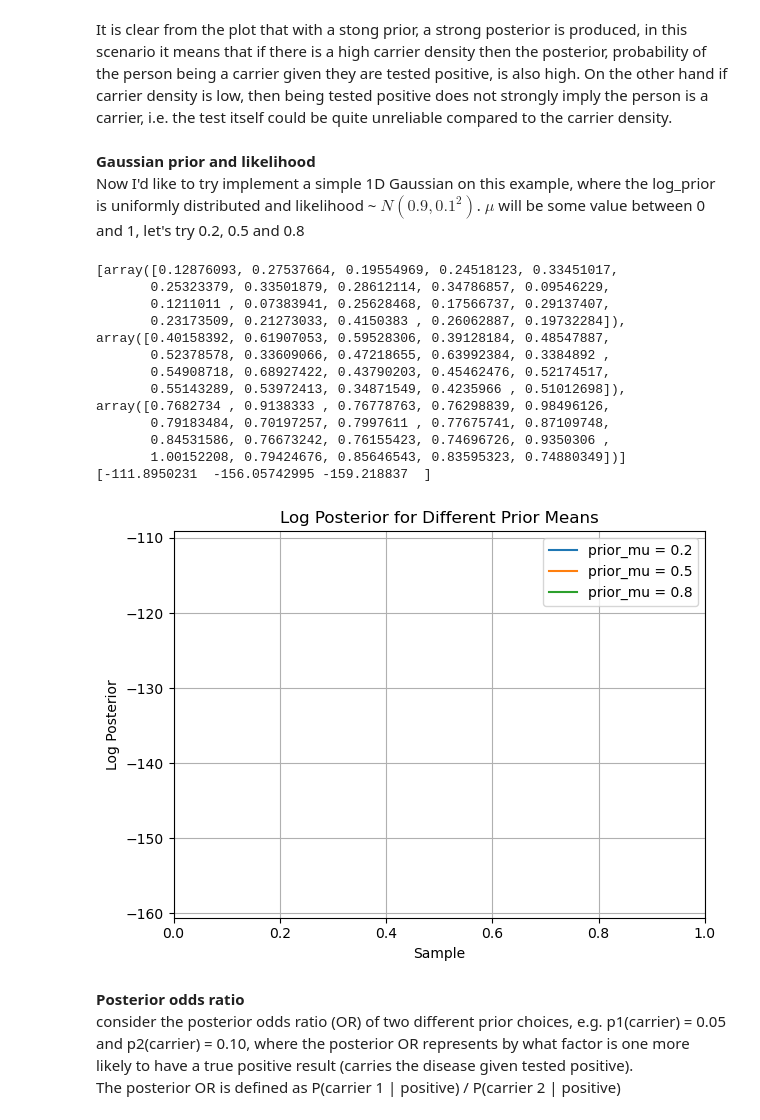
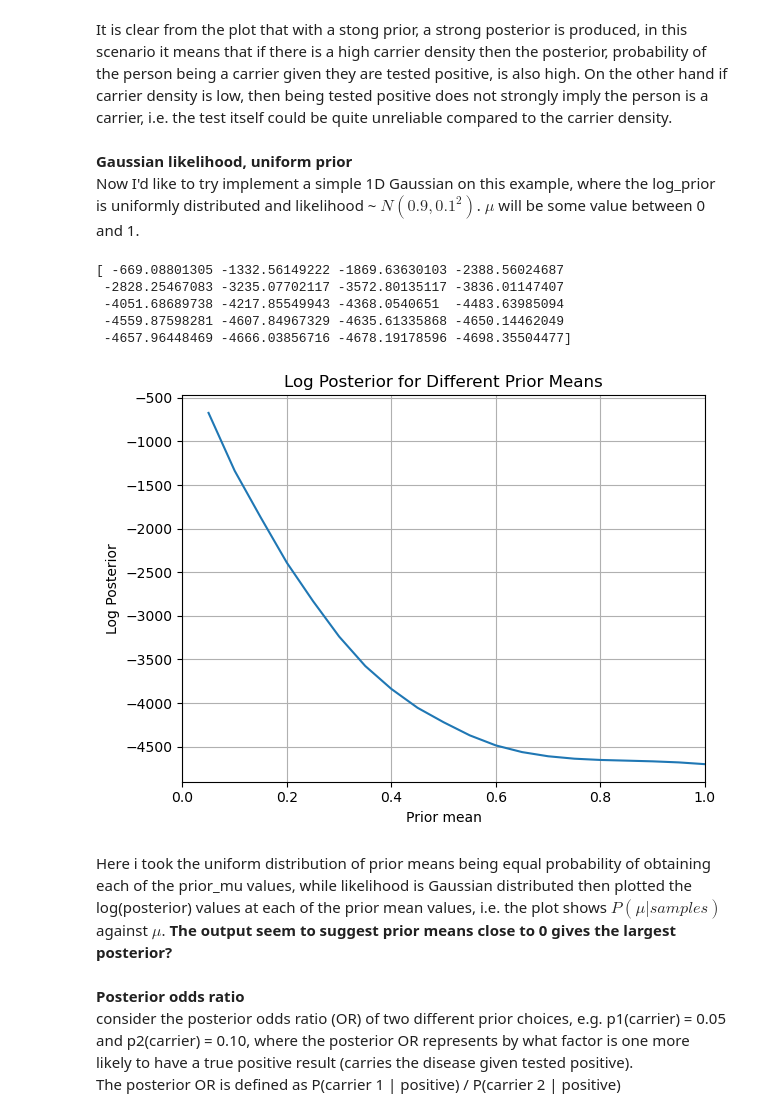
Before and after one commit to james-alvey-42/sbi-features, a Jupyter notebook: notebooks/2025-07-06-week1-nb.ipynb, the cells around one changed output. Cells and saved outputs as stored; diff of their text form; code cells hidden in the pictures.

Commit message:
updated uniform prior + gaussian likelihood codes

```diff
--- a/notebooks/2025-07-06-week1-nb.ipynb
+++ b/notebooks/2025-07-06-week1-nb.ipynb
@@ -35,67 +35,64 @@ plt.show()
 # %% [markdown]
 It is clear from the plot that with a stong prior, a strong posterior is produced, in this scenario it means that if there is a high carrier density then the posterior, probability of the person being a carrier given they are tested positive, is also high. On the other hand if carrier density is low, then being tested positive does not strongly imply the person is a carrier, i.e. the test itself could be quite unreliable compared to the carrier density.
 # %% [markdown]
-**Gaussian prior and likelihood** \
-Now I'd like to try implement a simple 1D Gaussian on this example, where the log_prior is uniformly distributed and likelihood ~ $N(0.9, 0.1^2)$. $\mu$ will be some value between 0 and 1, let's try 0.2, 0.5 and 0.8
+**Gaussian likelihood, uniform prior** \
+Now I'd like to try implement a simple 1D Gaussian on this example, where the log_prior is uniformly distributed and likelihood ~ $N(0.9, 0.1^2)$. $\mu$ will be some value between 0 and 1.
 # %%
 import numpy as np
 import matplotlib.pyplot as plt
 np.random.seed(13)
 
-prior_mu = [0.2, 0.5, 0.8]
-prior_sd = 0.1
+prior_mu = np.arange(0.05,1.05,0.05)  #take 0.05 steps for prior mean
+prior_sd = 0.1   #changed from 0.05
 
 likelihood_mu = 0.9
-likelihood_sd = 0.2
+likelihood_sd = 0.1 #changed from 0.05
 
-#Samples with different mu values as in prior_mu
+#Samples with different mu values of prior
 samples = [np.random.normal(loc=mu, scale=prior_sd, size=20) for mu in prior_mu]
-print(samples)
+#samples[i] row corresponds to data simulated with the ith value of prior_mu
 
 def log_likelihood(samples, likelihood_mu, likelihood_sd):
     log_like, ll = [], []
 
     for data in samples:
         ll.append( -(data - likelihood_mu)**2 / (2*likelihood_sd**2))   #add likelihood of each data point to ll array
-        log_like.append(np.sum(ll))  #each position of log_likelihood logs the sum of ll array
+        log_like.append(np.sum(ll))  #each index of log_likelihood logs the sum of ll array
     return np.array(log_like)
 print(log_likelihood(samples, likelihood_mu, likelihood_sd))
 
-def log_prior():
-    # return np.array([-0.5 * mu / (2*prior_sd**2) for mu in prior_mu])
-    return np.random.uniform(0,1)
+#Gaussian prior
+# def log_prior():
+#     return np.array([-0.5 * mu / (2*prior_sd**2) for mu in prior_mu])
 
-######################try change the prior to a uniform
+#uniform prior
+log_prior = np.log(1/len(prior_mu))
+
 
 # Results
-log_posteriors = log_likelihood(samples, likelihood_mu, likelihood_sd) + log_prior()
+log_posteriors = log_likelihood(samples, likelihood_mu, likelihood_sd) + log_prior
+#ignore evidence which is just an additive constant
 
 plt.figure()
-for i, mu in enumerate(prior_mu):
-    log_posteriors = log_likelihood(samples, likelihood_mu, likelihood_sd)[i] + log_prior()
-    plt.plot(prior_mu[i], log_posteriors, label=f'prior_mu = {mu}')
+plt.plot(prior_mu, log_posteriors)
 
-plt.xlabel('Sample')
+plt.xlabel('Prior mean')
 plt.ylabel('Log Posterior')
 plt.xlim(0,1)
 plt.title('Log Posterior for Different Prior Means')
-plt.legend()
 plt.grid(True)
 plt.tight_layout()
 plt.show()
 # %% [output]
-[array([0.12876093, 0.27537664, 0.19554969, 0.24518123, 0.33451017,
-       0.25323379, 0.33501879, 0.28612114, 0.34786857, 0.09546229,
-       0.1211011 , 0.07383941, 0.25628468, 0.17566737, 0.29137407,
-       0.23173509, 0.21273033, 0.4150383 , 0.26062887, 0.19732284]), array([0.40158392, 0.61907053, 0.59528306, 0.39128184, 0.48547887,
-       0.52378578, 0.33609066, 0.47218655, 0.63992384, 0.3384892 ,
-       0.54908718, 0.68927422, 0.43790203, 0.45462476, 0.52174517,
-       0.55143289, 0.53972413, 0.34871549, 0.4235966 , 0.51012698]), array([0.7682734 , 0.9138333 , 0.76778763, 0.76298839, 0.98496126,
-       0.79183484, 0.70197257, 0.7997611 , 0.77675741, 0.87109748,
-       0.84531586, 0.76673242, 0.76155423, 0.74696726, 0.9350306 ,
-       1.00152208, 0.79424676, 0.85646543, 0.83595323, 0.74880349])]
-[-111.8950231  -156.05742995 -159.218837  ]
+[ -669.08801305 -1332.56149222 -1869.63630103 -2388.56024687
+ -2828.25467083 -3235.07702117 -3572.80135117 -3836.01147407
+ -4051.68689738 -4217.85549943 -4368.0540651  -4483.63985094
+ -4559.87598281 -4607.84967329 -4635.61335868 -4650.14462049
+ -4657.96448469 -4666.03856716 -4678.19178596 -4698.35504477]
-[figure, old version]
+[figure, new version]
+# %% [markdown]
+Here i took the uniform distribution of prior means being equal probability of obtaining each of the prior_mu values, while likelihood is Gaussian distributed then plotted the log(posterior) values at each of the prior mean values, i.e. the plot shows $P(\mu | samples)$ against $\mu$.
+**The output seem to suggest prior means close to 0 gives the largest posterior?**
 # %% [markdown]
 **Posterior odds ratio**\
 consider the posterior odds ratio (OR) of two different prior choices, e.g. p1(carrier) = 0.05 and p2(carrier) = 0.10, where the posterior OR represents by what factor is one more likely to have a true positive result (carries the disease given tested positive).\
```
Also changed, not shown: parts of 3 cells of this notebook.
